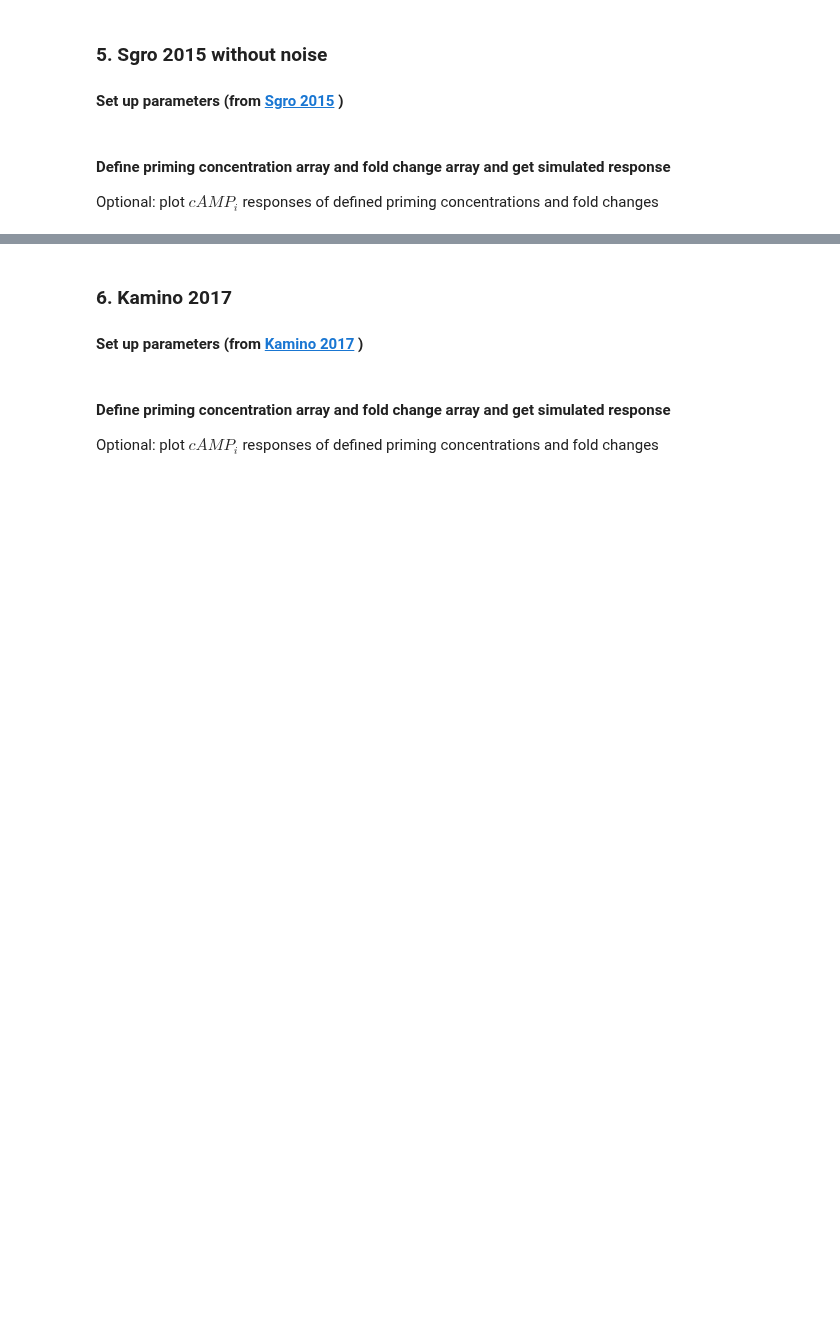
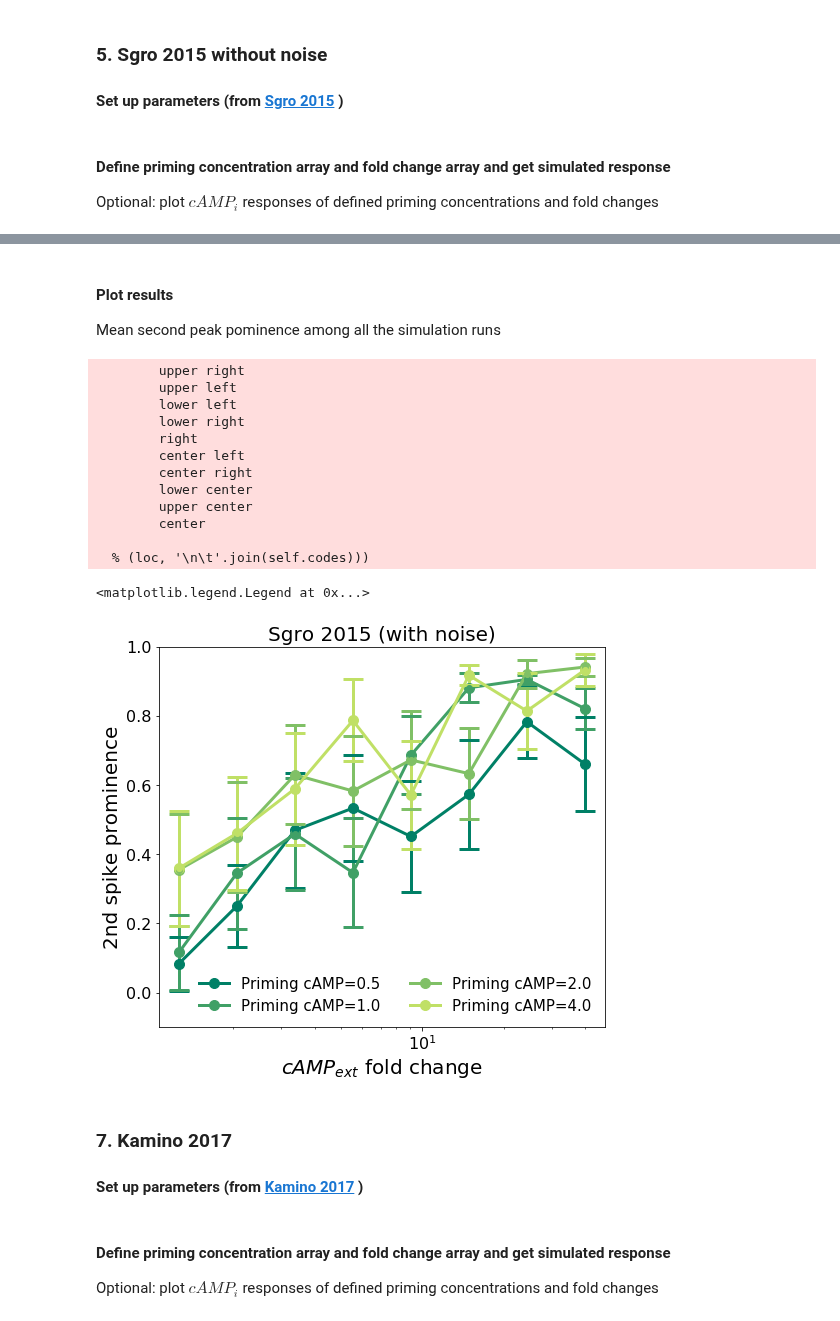
Before and after one commit to sgrolab/dictymodels, a Jupyter notebook: Python agent models/SC_FCD.ipynb, the cells around one changed output, grey strips where cells are left out. Saved outputs shown, nothing was run; the diff lists cells and outputs as text; code cells hidden in the pictures; blank space fills up the shorter version.

```diff
--- a/Python agent models/SC_FCD.ipynb
+++ b/Python agent models/SC_FCD.ipynb
@@ -179,5 +223,44 @@ SC_FCD_plot(z0First_space_Sgro, FC_space_Sgro, PkPrm_Sgro)
+# %% [markdown]
+#### Plot results
+Mean second peak pominence among all the simulation runs
+# %%
+colors = plt.cm.summer(np.linspace(0,1,len(z0First_space_Sgro)+1))
+fig3 = plt.figure(figsize=(8, 7))
+grid = plt.GridSpec(1, 1, wspace=0.1, hspace=0.35)
+ax3= fig3.add_subplot(grid[0, 0])
+for i in range(len(z0First_space_Sgro)):
+    ax3.plot(FC_space_Sgro, PkPrm_mean_noise_Sgro[i,:],'o-', color = colors[i], lw = 3, ms = 10,  label='Priming cAMP='+str(z0First_space_Sgro[i]))
+    ax3.errorbar(FC_space_Sgro, PkPrm_mean_noise_Sgro[i,:], yerr=PkPrm_se_noise[i,:],
+                 fmt = 'o', color=colors[i], ecolor= colors[i], elinewidth=3, capsize=10, capthick=3)
+ax3.set_ylim([-0.1,1])
+ax3.set_ylabel( '2nd spike prominence',fontsize=20)
+ax3.set_xlabel(r'$cAMP_{ext}$'+' fold change',fontsize=20)
+ax3.set_xscale('log')
+ax3.tick_params(axis='both', which='major', labelsize=16)
+ax3.set_title('Sgro 2015 (with noise)', fontdict={'fontsize': 20, 'fontweight': 'medium'})
+leg = ax3.legend();
+ax3.legend( frameon=False,loc='bottom center',ncol=2,prop={'size': 15})
+
+## Or with SC_FCD_Noise_plot function imported
+# SC_FCD_Noise_plot(z0First_space_Sgro, FC_space_Sgro,
+                  # PkPrm_mean_noise_Sgro,PkPrm_se_noise)
+# %% [output]
+        upper right
+        upper left
+        lower left
+        lower right
+        right
+        center left
+        center right
+        lower center
+        upper center
+        center
+
+  % (loc, '\n\t'.join(self.codes)))
+<matplotlib.legend.Legend at 0x...>
+[figure, added]
 # %% [markdown]
-### 6. Kamino 2017
+### 7. Kamino 2017
 #### Set up parameters (from [Kamino 2017](https://www.pnas.org/content/114/21/E4149) )
 # %%
 tau=1.5; n=2; K=4; kt=2; delta=0.01
```
Also changed, not shown: parts of 11 cells of this notebook, 6 other files.
